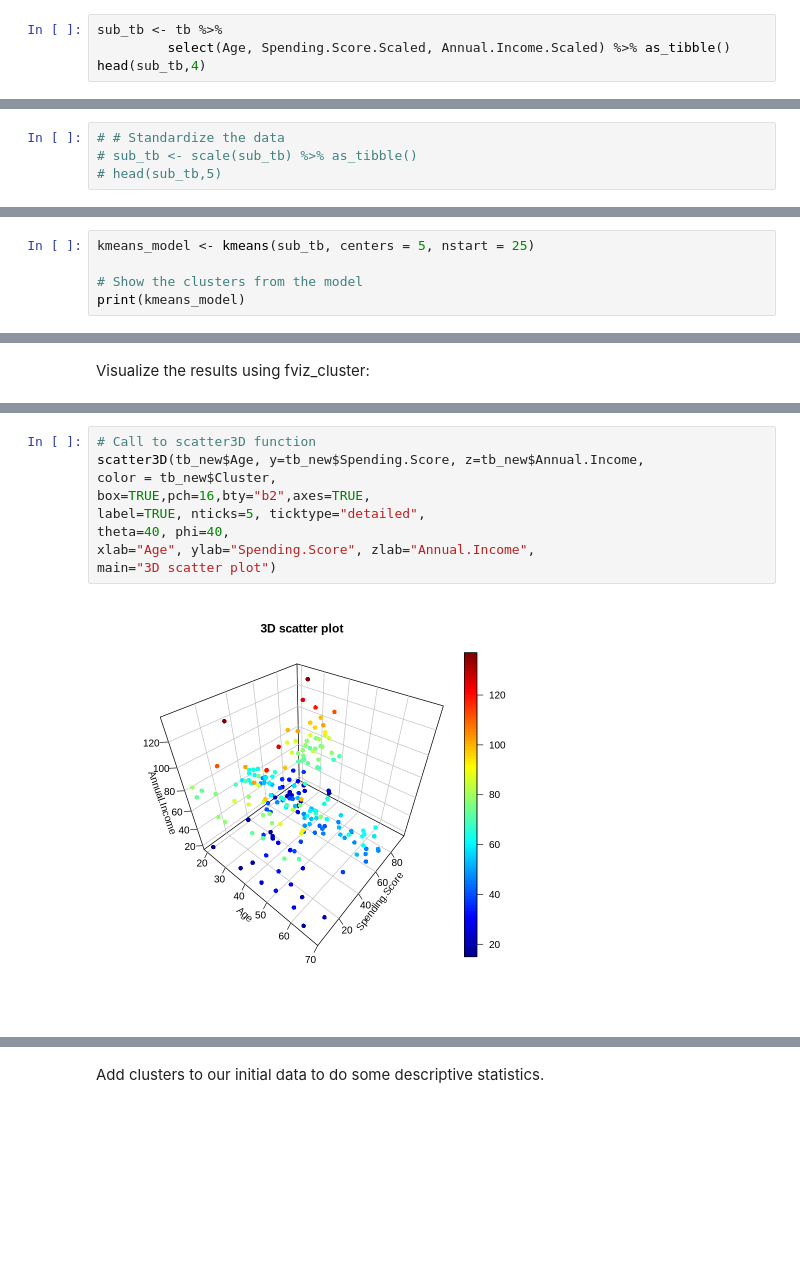
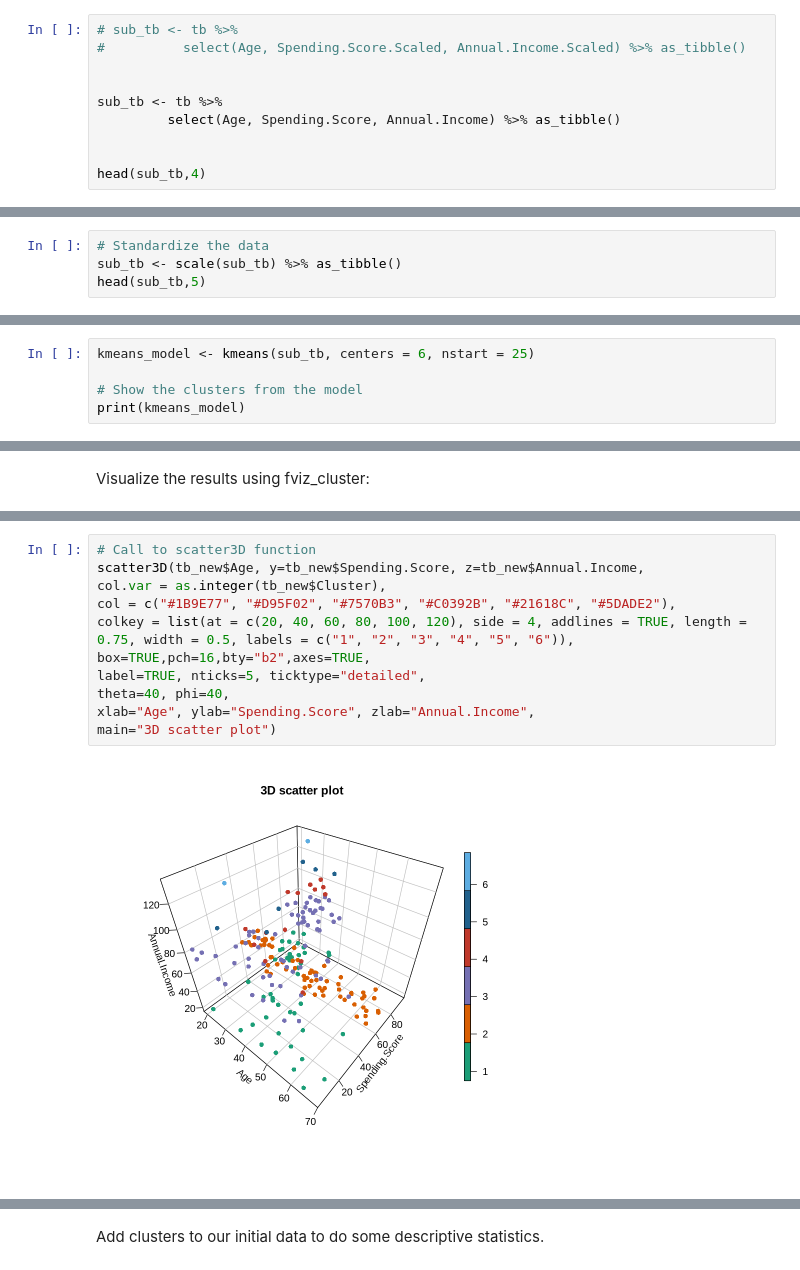
Before and after one commit to nv-hiep/customer_clustering, a Jupyter notebook: Customer_Segmentation_with_Kmeans_using_R.ipynb, the cells around one changed output, grey strips where cells are left out. Cells and saved outputs as stored; diff of their text form; blank space fills up the shorter version.

```diff
--- a/Customer_Segmentation_with_Kmeans_using_R.ipynb
+++ b/Customer_Segmentation_with_Kmeans_using_R.ipynb
@@ -707,8 +707,14 @@ In the relation between Age and Spending_Score, the optimal number of cluster se
 # %% [markdown]
 # K-means Clustering with all 03 features (Spending Score, Annual Score, Age)
 # %%
+# sub_tb <- tb %>%
+#          select(Age, Spending.Score.Scaled, Annual.Income.Scaled) %>% as_tibble()
+
+
 sub_tb <- tb %>%
-         select(Age, Spending.Score.Scaled, Annual.Income.Scaled) %>% as_tibble()
+         select(Age, Spending.Score, Annual.Income) %>% as_tibble()
+
+
 head(sub_tb,4)
 # %% [output]
 A tibble: 4 × 3
@@ -721,4 +727,4 @@ A tibble: 4 × 3
 # %%
-# # Standardize the data
-# sub_tb <- scale(sub_tb) %>% as_tibble()
-# head(sub_tb,5)
+# Standardize the data
+sub_tb <- scale(sub_tb) %>% as_tibble()
+head(sub_tb,5)
@@ -787,5 +803,5 @@ These approaches suggest 5 as the number of optimal clusters, we can perform the
 # %%
-kmeans_model <- kmeans(sub_tb, centers = 5, nstart = 25)
+kmeans_model <- kmeans(sub_tb, centers = 6, nstart = 25)
 
 # Show the clusters from the model
 print(kmeans_model)
@@ -847,12 +871,14 @@ $ Cluster               <int> 3, 3, 3, 3, 2, 3, 1, 3, 5, 2, 5, 1, 5, 3, 1, 3,
 # %%
 # Call to scatter3D function
 scatter3D(tb_new$Age, y=tb_new$Spending.Score, z=tb_new$Annual.Income,
-color = tb_new$Cluster,
+col.var = as.integer(tb_new$Cluster),
+col = c("#1B9E77", "#D95F02", "#7570B3", "#C0392B", "#21618C", "#5DADE2"),
+colkey = list(at = c(20, 40, 60, 80, 100, 120), side = 4, addlines = TRUE, length = 0.75, width = 0.5, labels = c("1", "2", "3", "4", "5", "6")),
 box=TRUE,pch=16,bty="b2",axes=TRUE,
 label=TRUE, nticks=5, ticktype="detailed",
 theta=40, phi=40,
 xlab="Age", ylab="Spending.Score", zlab="Annual.Income",
 main="3D scatter plot")
 # %% [output]
-[figure, old version]
+[figure, new version]
 # %% [markdown]
```
Also changed, not shown: parts of 17 cells of this notebook.
